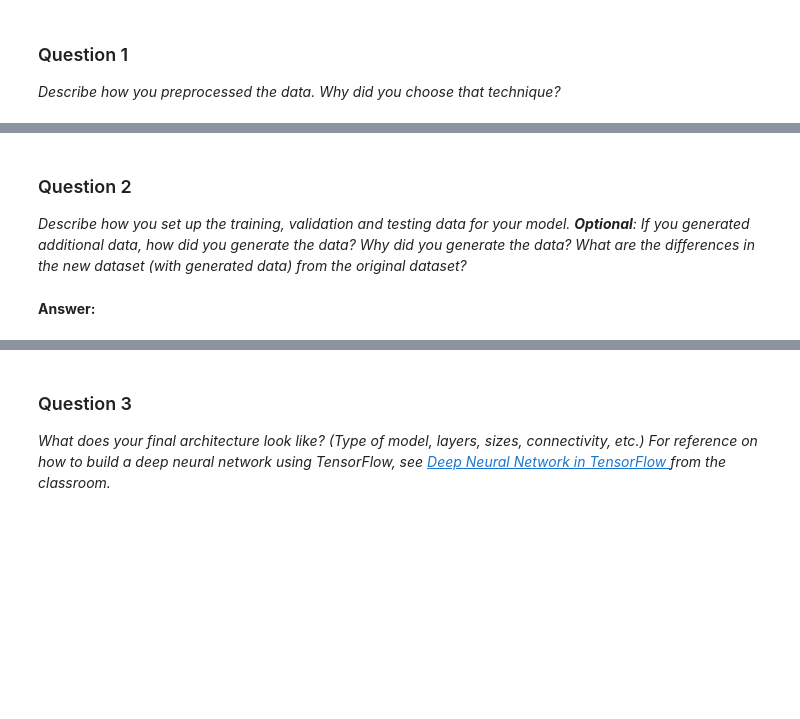
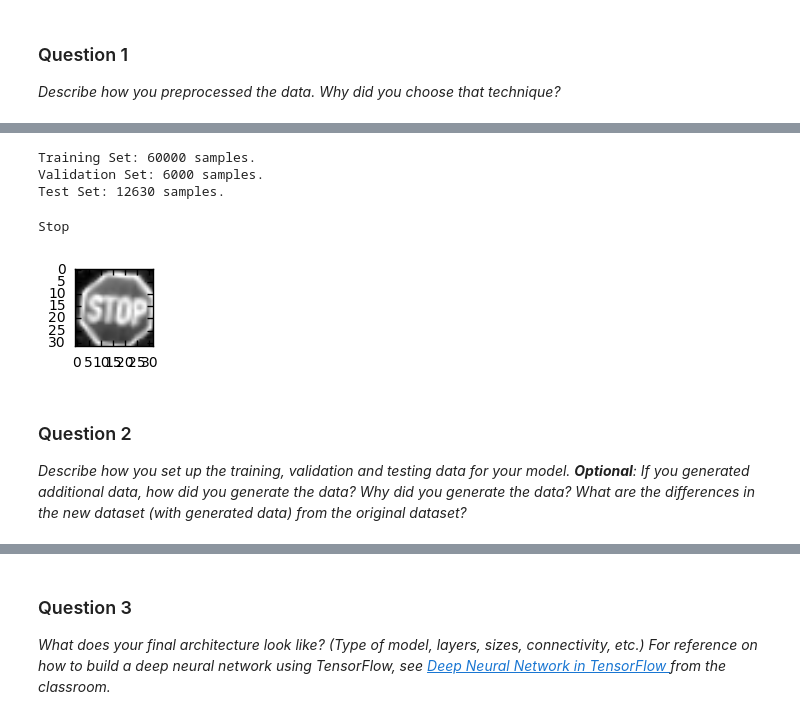
Before and after one commit to romain-li/CarND-Traffic-Sign-Classifier-Project, a Jupyter notebook: Traffic_Sign_Classifier.ipynb, the cells around one changed output, grey strips where cells are left out. Drawn from its saved outputs; the diff is of its cells as text; code cells hidden in the pictures; blank space fills up the shorter version.

```diff
--- a/Traffic_Sign_Classifier.ipynb
+++ b/Traffic_Sign_Classifier.ipynb
@@ -280,0 +326,23 @@ First, I find and filter some idea that looks like be suitable for this project.
+# %%
+def generate_additional_data(X_data, y_data):
+    X_additional = []
+    y_additional = []
+    for image, label in zip(X_data, y_data):
+        # Generate more for the `poor` data
+        X_additional.append(image)
+        y_additional.append(label)
+        X_additional.append(rotate(image, 10))
+        y_additional.append(label)
+        X_additional.append(rotate(image, -10))
+        y_additional.append(label)
+        X_additional.append(noise(image))
+        y_additional.append(label)
+
+    X_additional = np.array(preprocess_image_data(X_additional))
+    y_additional = np.array(y_additional)
+
+    return X_additional, y_additional
+
+# Generate the additional data set.
+X_train, y_train = generate_additional_data(original_X_train, original_y_train)
+X_test = np.array(preprocess_image_data(X_test))
@@ -281,6 +382,30 @@ First, I find and filter some idea that looks like be suitable for this project.
+# %%
+# Now we can restart the kernal and reload the dataset.
+with open('data.p', mode='rb') as f:
+    data = pickle.load(f)
+    X_train, y_train = data['train_features'], data['train_labels']
+    X_validation, y_validation = data['validation_features'], data['validation_labels']
+    X_test, y_test = data['test_features'], data['test_labels']
+    del(data)
+
+print('Training Set: {} samples.'.format(X_train.shape[0]))
+print('Validation Set: {} samples.'.format(X_validation.shape[0]))
+print('Test Set: {} samples.'.format(X_test.shape[0]))
+# %% [output]
+Training Set: 60000 samples.
+Validation Set: 6000 samples.
+Test Set: 12630 samples.
+# %%
+index = random.randint(0, len(X_train))
+image = X_train[index].squeeze()
+
+plt.figure(figsize=(1,1))
+plt.imshow(image, cmap="gray")
+print(get_sign_name(y_train[index]))
+# %% [output]
+Stop
+[figure, added]
 # %% [markdown]
 ### Question 2
 
 _Describe how you set up the training, validation and testing data for your model. **Optional**: If you generated additional data, how did you generate the data? Why did you generate the data? What are the differences in the new dataset (with generated data) from the original dataset?_
-# %% [markdown]
-**Answer:**
```
Also changed, not shown: parts of 35 cells of this notebook, 6 other files.
